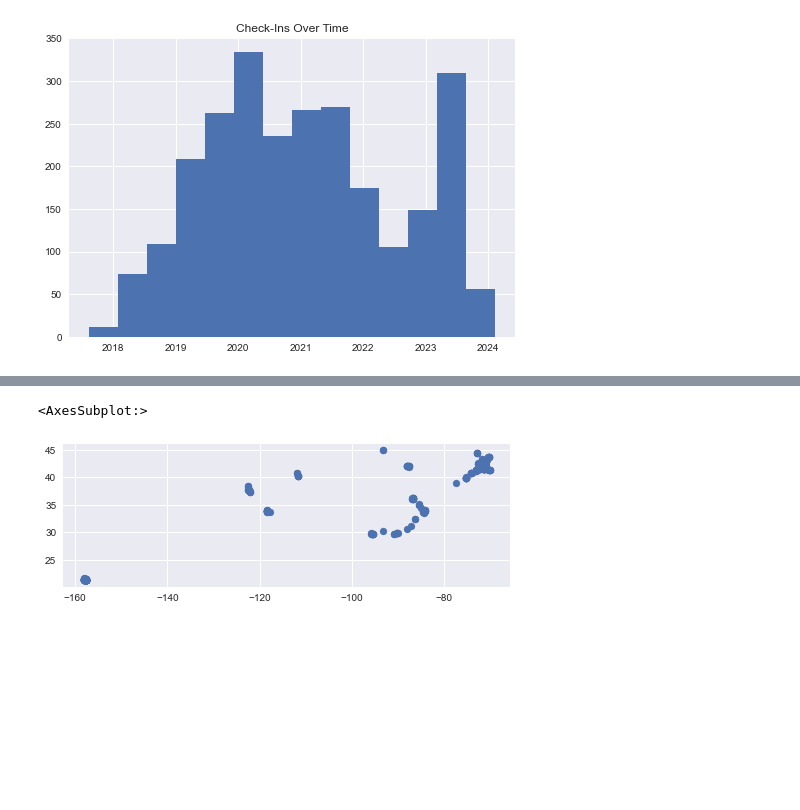
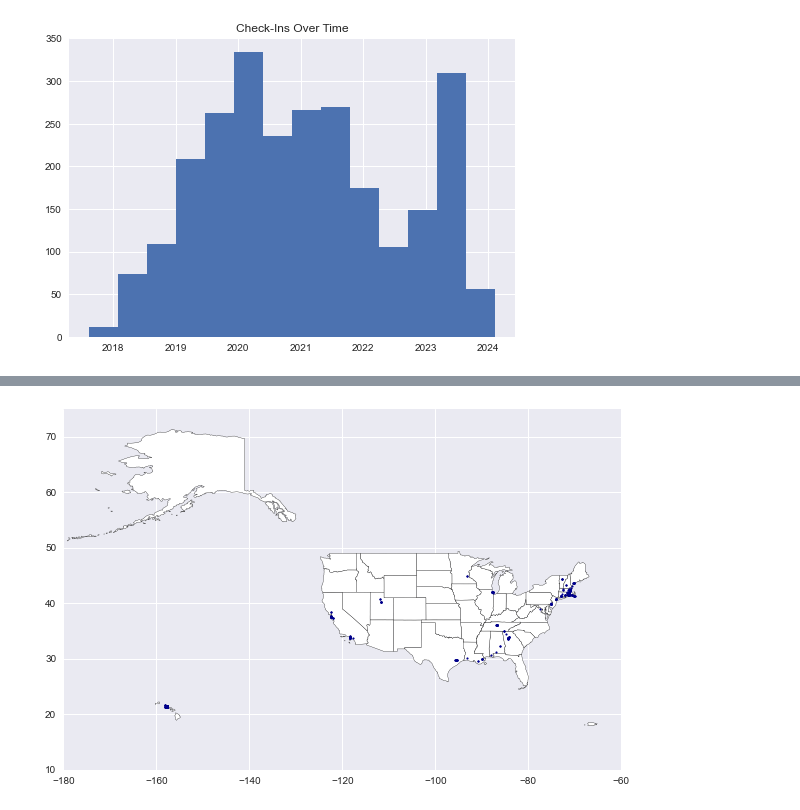
Before and after one commit to emilynomura1/yelp-data-science, a Jupyter notebook: data-analysis/checkin_analysis.ipynb, the cells around one changed output, grey strips where cells are left out. Drawn from its saved outputs; the diff is of its cells as text; code cells hidden in the pictures; blank space fills up the shorter version.

Commit message:
Overlay check-ins on US map

```diff
--- a/data-analysis/checkin_analysis.ipynb
+++ b/data-analysis/checkin_analysis.ipynb
@@ -66,5 +67,14 @@ memory usage: 100.2+ KB
-# %%
-geo_checkin.plot()
-# %% [output]
-<AxesSubplot:>
-[figure, removed]
+# %%
+# Data source file: https://www.census.gov/geographies/mapping-files/time-series/geo/carto-boundary-file.html
+states = gpd.read_file('../data/cb_2018_us_state_20m')
+
+fig, ax = plt.subplots(figsize=(10,10))
+ax.set_xlim(-180, -60)
+ax.set_ylim(10, 75)
+
+states.plot(ax=ax, color='white', edgecolor='black')
+geo_checkin.plot(ax=ax, color='darkblue', marker='o', markersize=3)
+
+plt.show()
+# %% [output]
+[figure, added]
```
Also changed, not shown: parts of 2 cells of this notebook.
